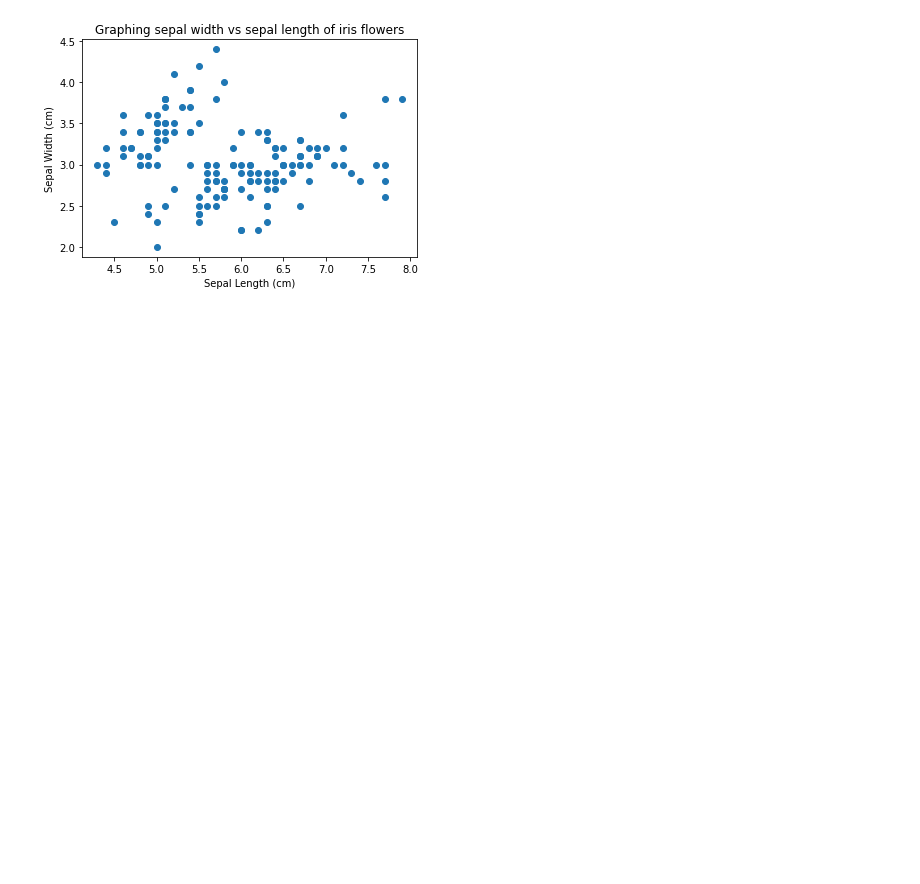
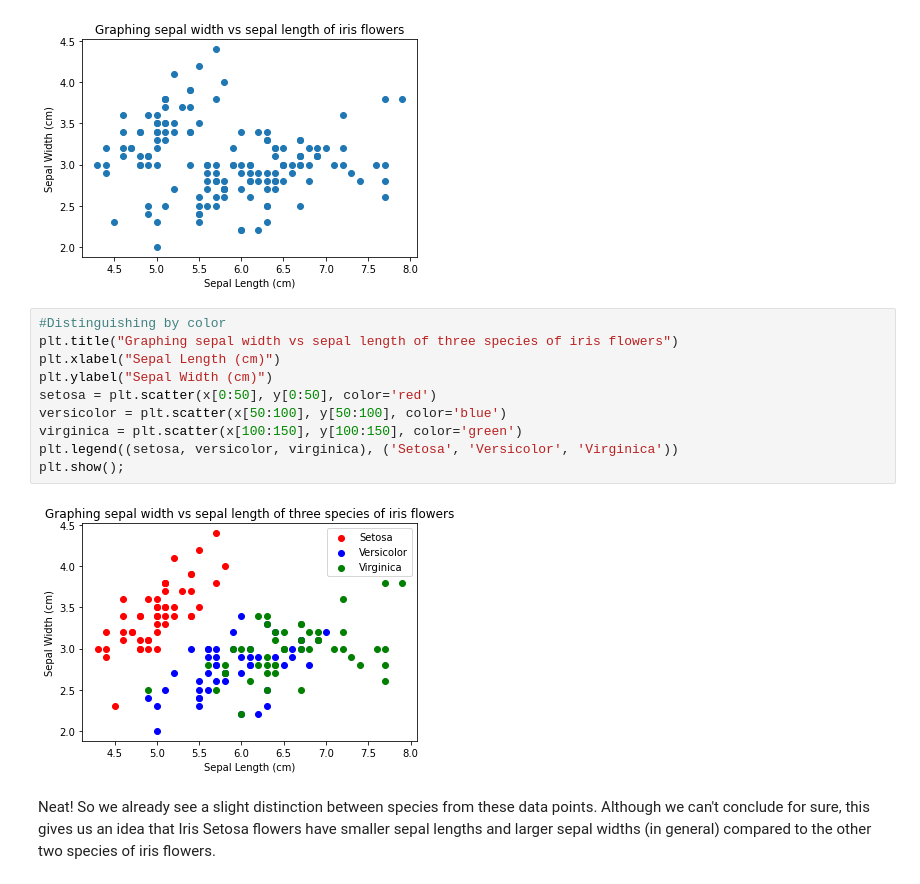
Before and after one commit to pravirchugh/Python-Projects, a Jupyter notebook: Data Visualization Introduction/Flowers.ipynb, the cells around one changed output. Drawn from its saved outputs; the diff is of its cells as text; blank space fills up the shorter version.

Commit message:
Distinguishing the three flower species on the graph and adding a legend

```diff
--- a/Data Visualization Introduction/Flowers.ipynb
+++ b/Data Visualization Introduction/Flowers.ipynb
@@ -55,3 +70,17 @@ plt.scatter(x, y)
 plt.show();
 # %% [output]
 [figure]
+# %%
+#Distinguishing by color
+plt.title("Graphing sepal width vs sepal length of three species of iris flowers")
+plt.xlabel("Sepal Length (cm)")
+plt.ylabel("Sepal Width (cm)")
+setosa = plt.scatter(x[0:50], y[0:50], color='red')
+versicolor = plt.scatter(x[50:100], y[50:100], color='blue')
+virginica = plt.scatter(x[100:150], y[100:150], color='green')
+plt.legend((setosa, versicolor, virginica), ('Setosa', 'Versicolor', 'Virginica'))
+plt.show();
+# %% [output]
+[figure, added]
+# %% [markdown]
+Neat! So we already see a slight distinction between species from these data points. Although we can't conclude for sure, this gives us an idea that Iris Setosa flowers have smaller sepal lengths and larger sepal widths (in general) compared to the other two species of iris flowers.
```
Also changed, not shown: parts of 3 cells of this notebook.
